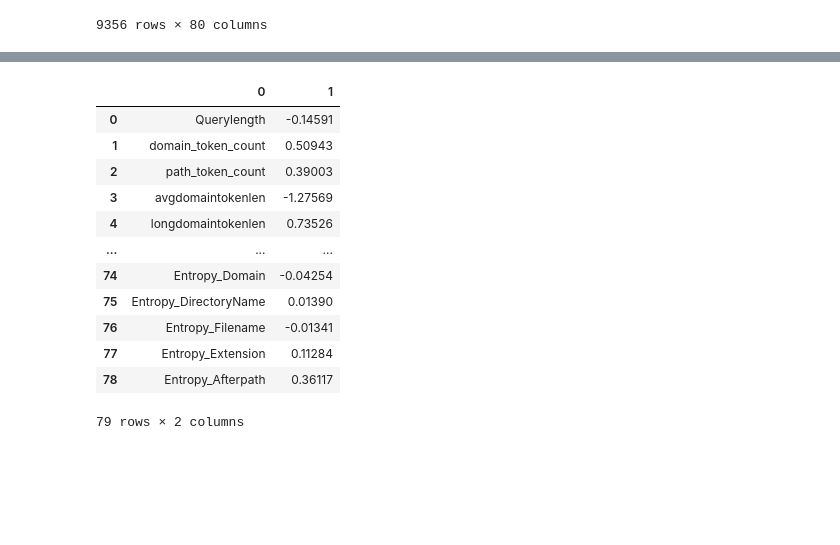
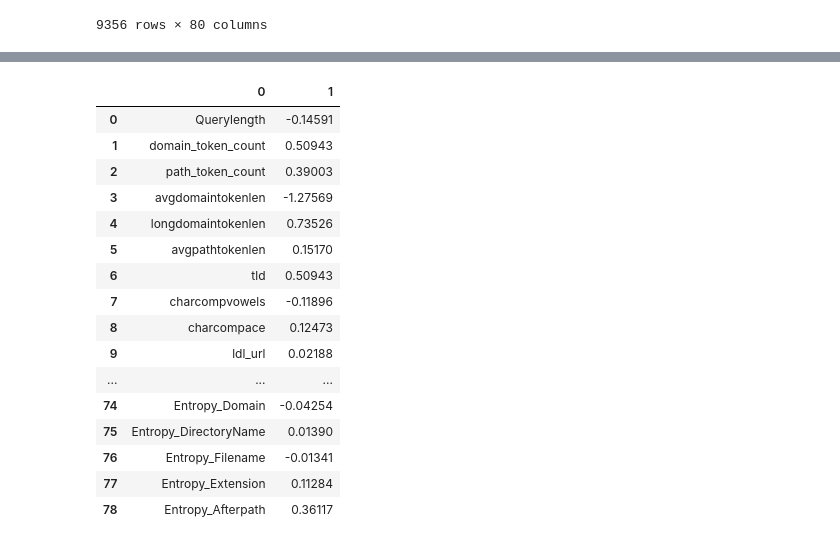
Before and after one commit to AI-and-Blockchain/F22_Web_Spam_Cleanup, a Jupyter notebook: Machine Learning on Spam Data/Test_data.ipynb, the cells around one changed output, grey strips where cells are left out. Cells and saved outputs as stored; diff of their text form; code cells hidden in the pictures; blank space fills up the shorter version.

```diff
--- a/Machine Learning on Spam Data/Test_data.ipynb
+++ b/Machine Learning on Spam Data/Test_data.ipynb
@@ -251,28 +251,33 @@ Accuracy of model: Logistic Regression 0.9457032920051304
 # %%
 #feature importance
 importance = classifier.coef_[0]
 col_list = list(x.columns)
 collist=[]
 vallist=[]
 for i,v in enumerate(importance):
 	collist.append(col_list[i])
 	vallist.append(v)
 featureDf= pd.DataFrame(data = [collist,vallist]).T
+pd.set_option('display.max_rows', None)
 featureDf
 # %% [output]
 |  | 0 | 1 |
 | 0 | Querylength | -0.14591 |
 | 1 | domain_token_count | 0.50943 |
 | 2 | path_token_count | 0.39003 |
 | 3 | avgdomaintokenlen | -1.27569 |
 | 4 | longdomaintokenlen | 0.73526 |
+| 5 | avgpathtokenlen | 0.15170 |
+| 6 | tld | 0.50943 |
+| 7 | charcompvowels | -0.11896 |
+| 8 | charcompace | 0.12473 |
+| 9 | ldl_url | 0.02188 |
 | ... | ... | ... |
 | 74 | Entropy_Domain | -0.04254 |
 | 75 | Entropy_DirectoryName | 0.01390 |
 | 76 | Entropy_Filename | -0.01341 |
 | 77 | Entropy_Extension | 0.11284 |
 | 78 | Entropy_Afterpath | 0.36117 |
-79 rows × 2 columns
 # %%
 #plot feature importance
 figure(figsize=(20, 6), dpi=80)
```
Also changed, not shown: parts of 5 cells of this notebook.
